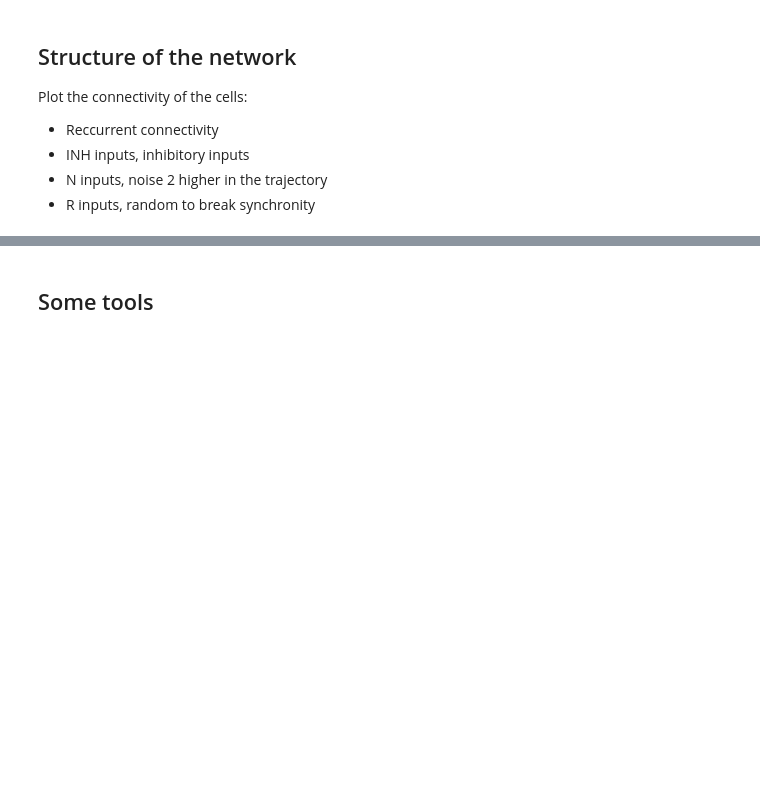
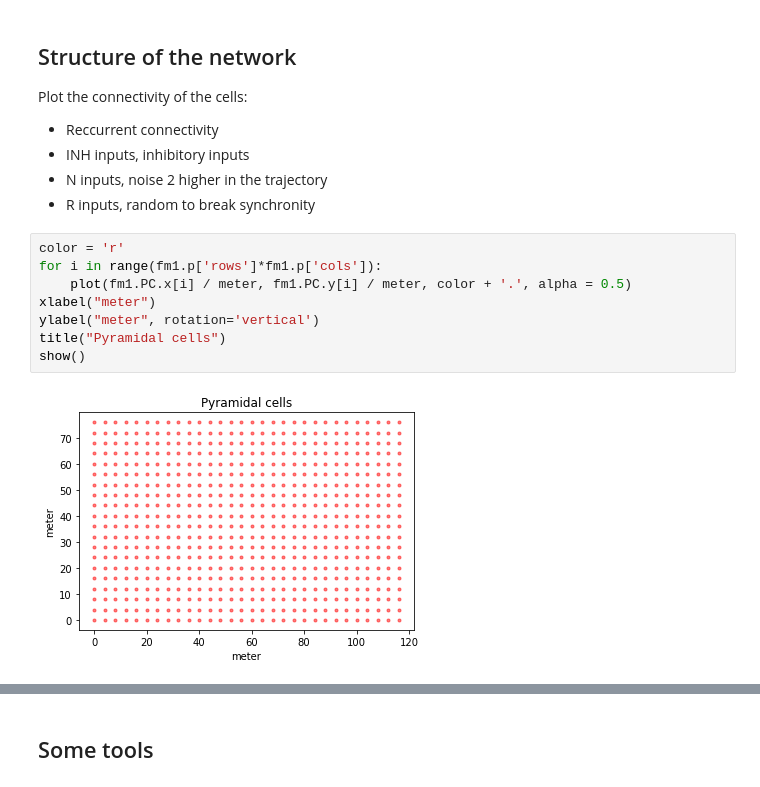
Before and after one commit to Victoriad1996/SemesterProject, a Jupyter notebook: SimpleFairhall/fairhall.ipynb, the cells around one changed output, grey strips where cells are left out. Saved outputs shown, nothing was run; the diff lists cells and outputs as text; blank space fills up the shorter version.

```diff
--- a/SimpleFairhall/fairhall.ipynb
+++ b/SimpleFairhall/fairhall.ipynb
@@ -73,6 +94,16 @@ Plot the connectivity of the cells:
 - INH inputs, inhibitory inputs
 - N inputs, noise 2 higher in the trajectory
 - R inputs, random to break synchronity
+# %%
+color = 'r'
+for i in range(fm1.p['rows']*fm1.p['cols']):
+    plot(fm1.PC.x[i] / meter, fm1.PC.y[i] / meter, color + '.', alpha = 0.5)
+xlabel("meter")
+ylabel("meter", rotation='vertical')
+title("Pyramidal cells")
+show()
+# %% [output]
+[figure, added]
 # %%
 result = functions.plot_all_connectivity(fm1)
 # %% [output]
```
Also changed, not shown: parts of 12 cells of this notebook, 2 other files.
